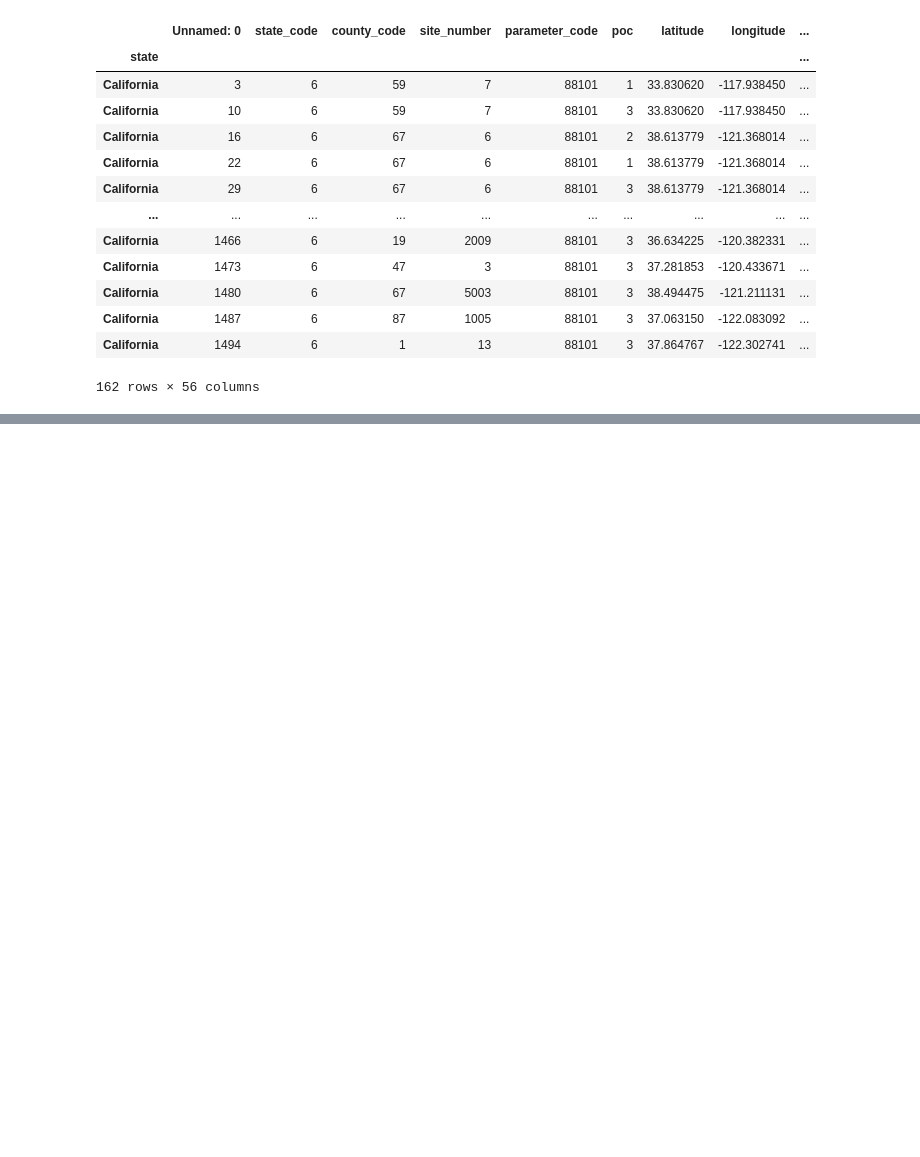
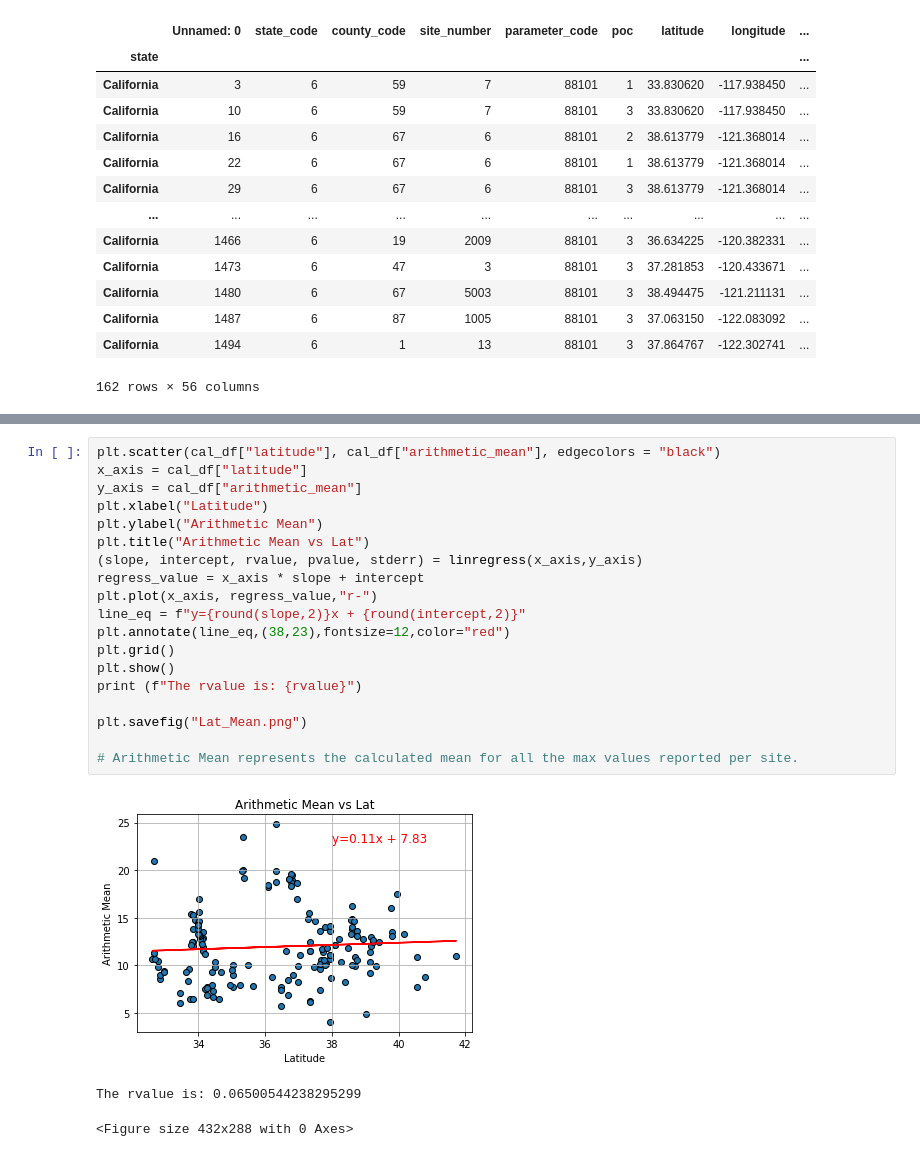
Before and after one commit to JordanJaner/air-quality-analysis, a Jupyter notebook: project.ipynb, the cells around one changed output, grey strips where cells are left out. Drawn from its saved outputs; the diff is of its cells as text; blank space fills up the shorter version.

```diff
--- a/project.ipynb
+++ b/project.ipynb
@@ -110,0 +109,23 @@ cal_df
+# %%
+plt.scatter(cal_df["latitude"], cal_df["arithmetic_mean"], edgecolors = "black")
+x_axis = cal_df["latitude"]
+y_axis = cal_df["arithmetic_mean"]
+plt.xlabel("Latitude")
+plt.ylabel("Arithmetic Mean")
+plt.title("Arithmetic Mean vs Lat")
+(slope, intercept, rvalue, pvalue, stderr) = linregress(x_axis,y_axis)
+regress_value = x_axis * slope + intercept
+plt.plot(x_axis, regress_value,"r-")
+line_eq = f"y={round(slope,2)}x + {round(intercept,2)}"
+plt.annotate(line_eq,(38,23),fontsize=12,color="red")
+plt.grid()
+plt.show()
+print (f"The rvalue is: {rvalue}")
+
+plt.savefig("Lat_Mean.png")
+
+# Arithmetic Mean represents the calculated mean for all the max values reported per site.
+# %% [output]
+[figure, added]
+The rvalue is: 0.06500544238295299
+<Figure size 432x288 with 0 Axes>
```
Also changed, not shown: parts of 3 cells of this notebook, 3 other files.
